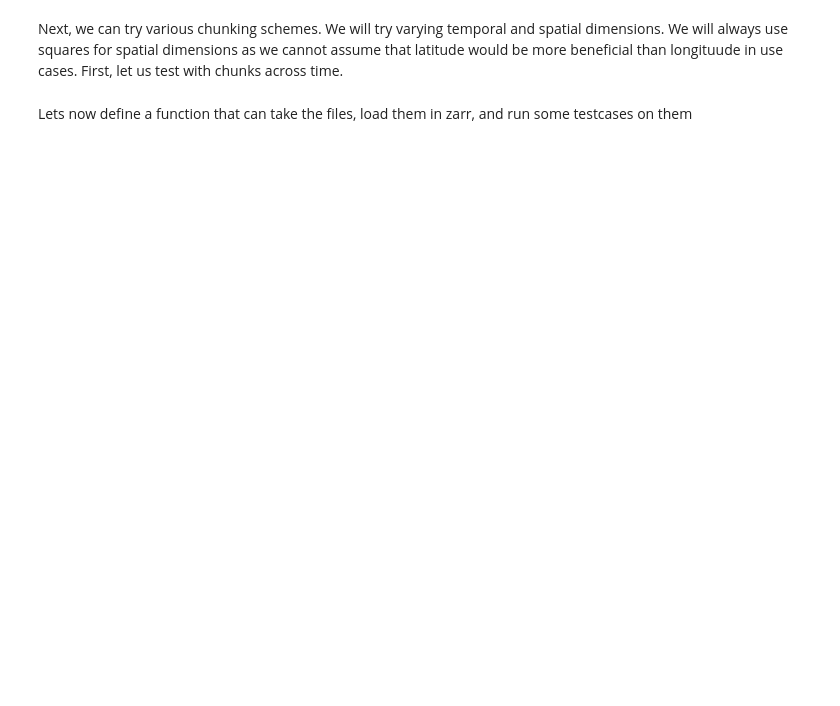
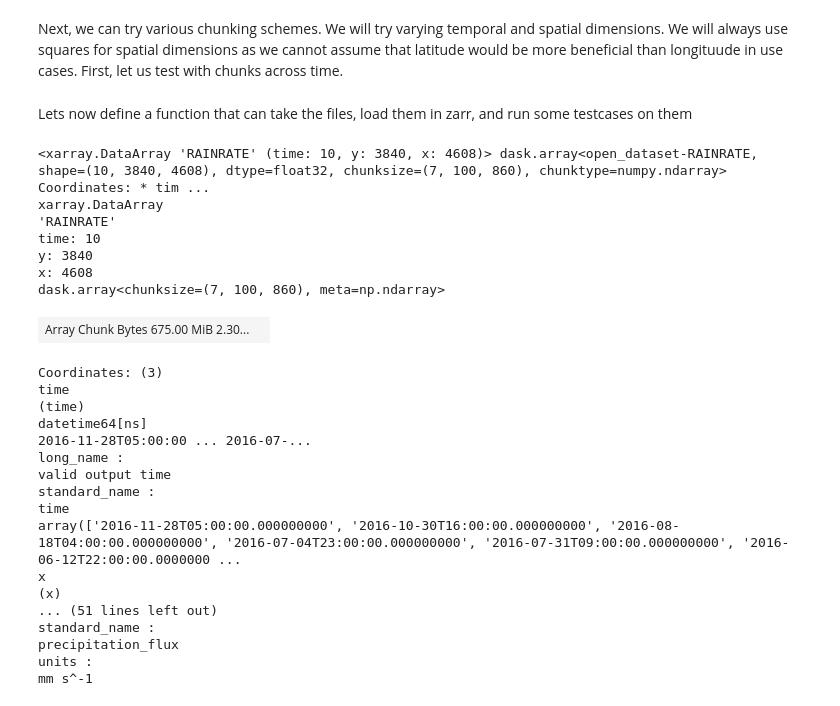
Before and after one commit to I-GUIDE/dataminecloudoptimized, a Jupyter notebook: Benchmark.ipynb, the cells around one changed output. Drawn from its saved outputs; the diff is of its cells as text; code cells hidden in the pictures; blank space fills up the shorter version.

```diff
--- a/Benchmark.ipynb
+++ b/Benchmark.ipynb
@@ -182,0 +96,30 @@ RunTestCases("chunk_test", testcases, chunkSchemes)
+# %%
+ds = xr.open_zarr("/anvil/scratch/x-michaelade/test.zarr")
+# %%
+ds['RAINRATE']
+# %% [output]
+<xarray.DataArray 'RAINRATE' (time: 10, y: 3840, x: 4608)> dask.array<open_dataset-RAINRATE, shape=(10, 3840, 4608), dtype=float32, chunksize=(7, 100, 860), chunktype=numpy.ndarray> Coordinates: * tim ...
+xarray.DataArray
+'RAINRATE'
+time: 10
+y: 3840
+x: 4608
+dask.array<chunksize=(7, 100, 860), meta=np.ndarray>
+| Array Chunk Bytes 675.00 MiB 2.30... |  |
+Coordinates: (3)
+time
+(time)
+datetime64[ns]
+2016-11-28T05:00:00 ... 2016-07-...
+long_name :
+valid output time
+standard_name :
+time
+array(['2016-11-28T05:00:00.000000000', '2016-10-30T16:00:00.000000000', '2016-08-18T04:00:00.000000000', '2016-07-04T23:00:00.000000000', '2016-07-31T09:00:00.000000000', '2016-06-12T22:00:00.0000000 ...
+x
+(x)
+... (51 lines left out)
+standard_name :
+precipitation_flux
+units :
+mm s^-1
```
Also changed, not shown: parts of 14 cells of this notebook, 27 other files.
